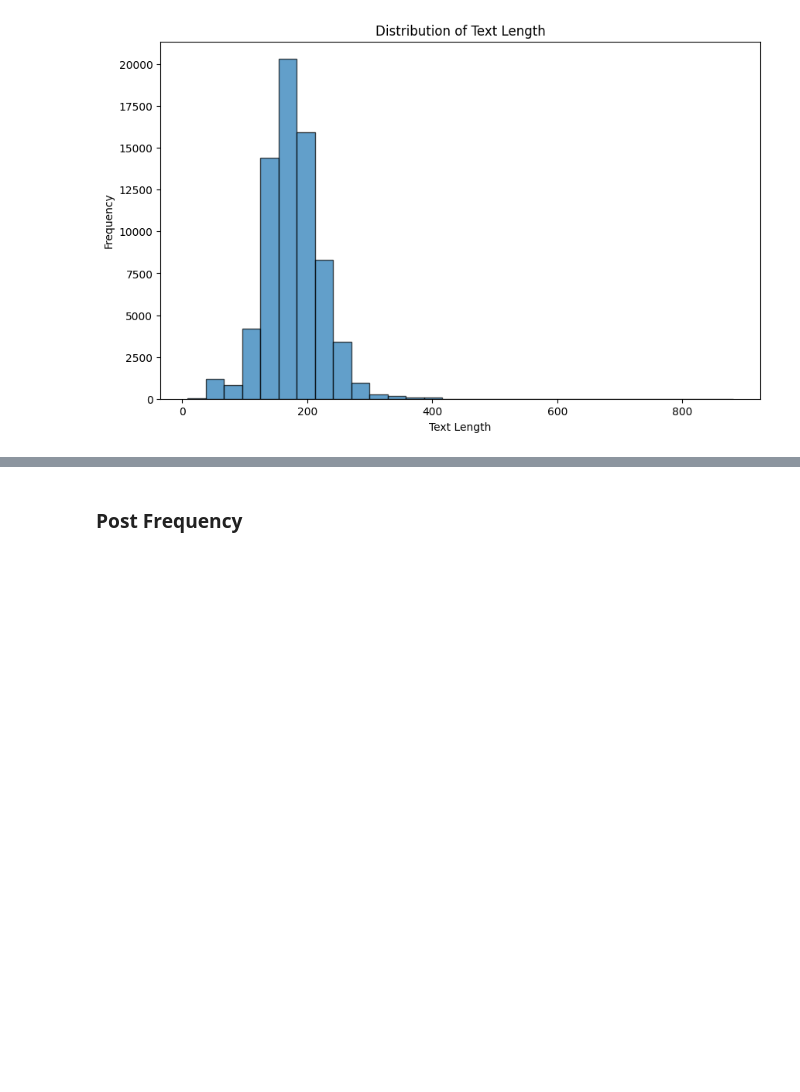
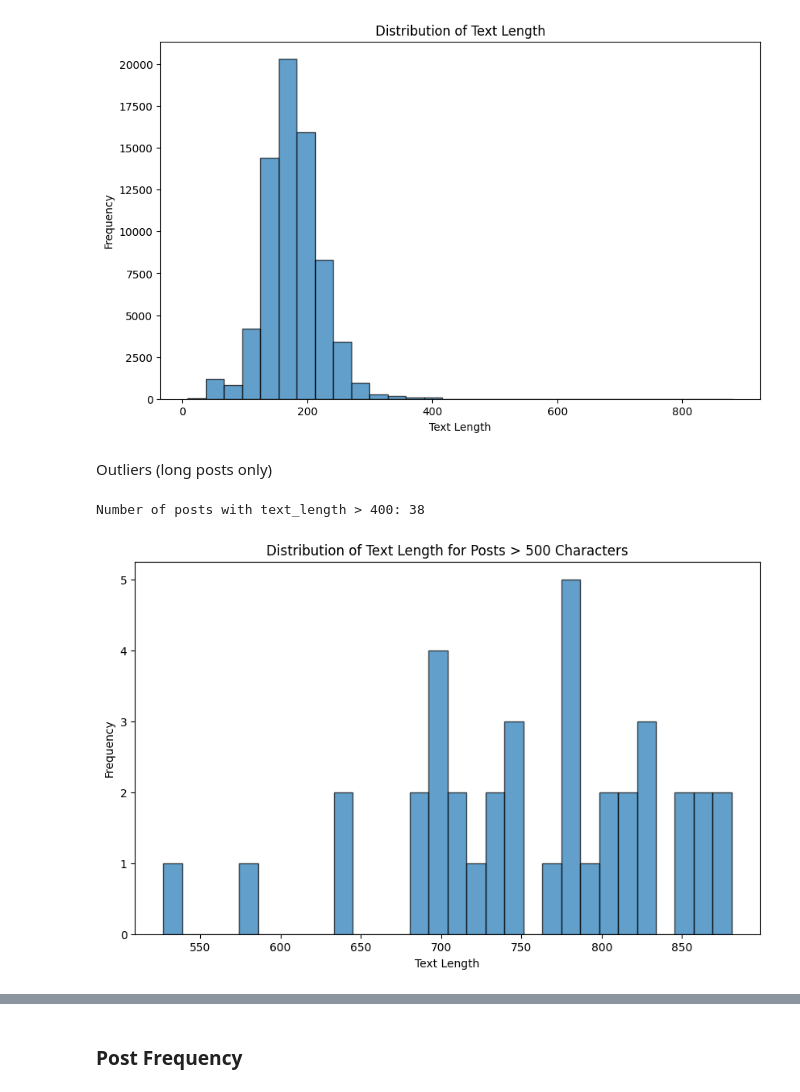
Before and after one commit to lgiesen/social-media-analysis, a Jupyter notebook: leo-text_analysis.ipynb, the cells around one changed output, grey strips where cells are left out. Saved outputs shown, nothing was run; the diff lists cells and outputs as text; code cells hidden in the pictures; blank space fills up the shorter version.

```diff
--- a/leo-text_analysis.ipynb
+++ b/leo-text_analysis.ipynb
@@ -31,3 +42,26 @@ plt.show()
 Average text length: 177.81356390549388
 Median text length: 175.0
 [figure]
+# %% [markdown]
+Outliers (long posts only)
+# %%
+# Filter posts with text_length > 500
+long_posts = df[df['text_length'] > 500]
+# X (formerly Twitter) has a character limit of 280 per post
+
+# Count the number of such posts
+num_long_posts = len(long_posts)
+
+# Print the count
+print(f"Number of posts with text_length > 400: {num_long_posts}")
+
+# Generate a distribution of these posts
+plt.figure(figsize=(10, 6))
+plt.hist(long_posts['text_length'], bins=30, edgecolor='k', alpha=0.7)
+plt.title('Distribution of Text Length for Posts > 500 Characters')
+plt.xlabel('Text Length')
+plt.ylabel('Frequency')
+plt.show()
+# %% [output]
+Number of posts with text_length > 400: 38
+[figure, added]
```
Also changed, not shown: parts of 28 cells of this notebook.
